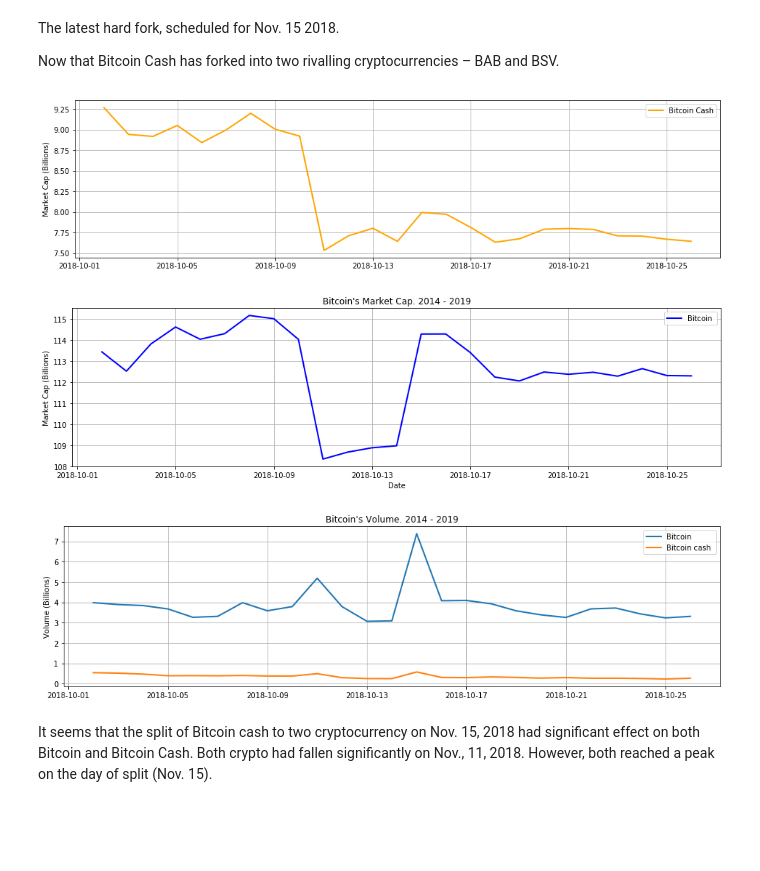
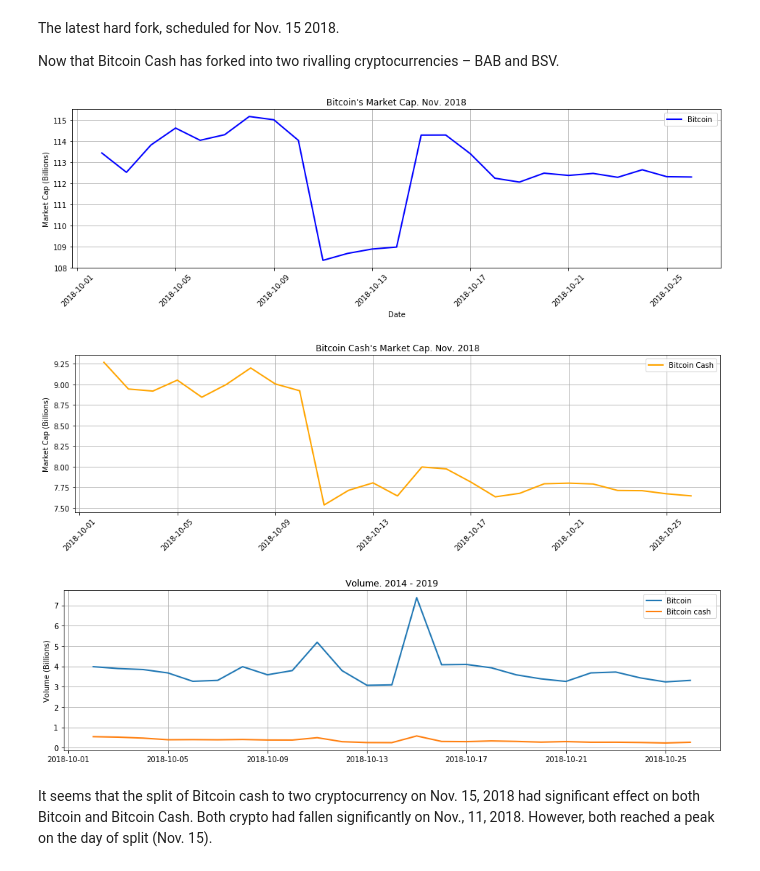
Before and after one commit to MohMaz/realtime-crypto-analysis, a Jupyter notebook: Bitcoin bitcoin cash EDA.ipynb, the cells around one changed output. Saved outputs shown, nothing was run; the diff lists cells and outputs as text; code cells hidden in the pictures; blank space fills up the shorter version.

```diff
--- a/Bitcoin bitcoin cash EDA.ipynb
+++ b/Bitcoin bitcoin cash EDA.ipynb
@@ -91,11 +88,5 @@ btc_history['dt'] = pd.to_datetime(btc_history['Date'])
 # %% [markdown]
 ### Plot Bitcoin Cash Market Cap
-# %%
-# date = datetime.datetime.strptime(d, "%b %d, %Y")
-bch_history = bitcoin_cash.read_history()
-bch_history['dt'] = pd.to_datetime(bch_history['Date'])
-bch_history['dt'] = bch_history['dt'].fillna(0.0)
-bch_history['Market Cap']=bch_history['Market Cap'].fillna(0.0)
 # %%
 x = bch_history['dt']
 y = bch_history['Market Cap'] /1e9
@@ -148,7 +139,7 @@ print(df_help[[ 'Date', 'High']])
 # %% [markdown]
 ### Plot Bitcoin and Bitcoin Chash Market Cap
 # %%
-
+plt.rcParams.update({'font.size': 10})
 plt.figure(figsize=(16,4))
 x = btc_history['dt']
 y = btc_history['Market Cap'] / 1e9
@@ -164,7 +155,7 @@ plt.legend()
 plt.xlabel('Date')
 #plt.xticks(np.arange(1900, 2020, 10.0))
 plt.ylabel('Market Cap (Billions)')
-plt.title("Bitcoin's Market Cap. 2014 - 2019")
+plt.title("Market Cap. 2014 - 2019")
 plt.grid(True)
 
 
@@ -180,7 +171,7 @@ y = bch_history['Volume'] /1e9
 plt.plot(x, y, linewidth=2,  label='Bitcoin cash ')
 
 plt.ylabel('Volume (Billions)')
-plt.title("Bitcoin's Volume. 2014 - 2019")
+plt.title("Volume. 2014 - 2019")
 plt.legend()
 plt.grid(True)
 # %% [output]
@@ -269,42 +263,47 @@ Now that Bitcoin Cash has forked into two rivalling cryptocurrencies – BAB and
 # %%
 start= "2018-10-01"
 end="2018-10-27"
 btc_ch_plt = bch_history[(bch_history['dt']> start)  &  (bch_history['dt']< end)]
 btc_plt = btc_history[(btc_history['dt']> start)  &  (btc_history['dt']< end)]
 
 plt.figure(figsize=(16,4))
-x = btc_ch_plt['dt']
-y = btc_ch_plt['Market Cap'] /1e9
-plt.plot(x, y, linewidth=2,  label='Bitcoin Cash', color='orange')
-plt.legend()
-plt.ylabel('Market Cap (Billions)')
-plt.grid(True)
-
-plt.figure(figsize=(16,4))
+plt.title("Bitcoin's Market Cap. Nov. 2018")
+plt.xticks( rotation=45)
 x = btc_plt['dt']
 y = btc_plt['Market Cap'] / 1e9
 plt.plot(x, y, linewidth=2,  label='Bitcoin ', color='blue')
 plt.legend()
 plt.xlabel('Date')
 plt.ylabel('Market Cap (Billions)')
-plt.title("Bitcoin's Market Cap. 2014 - 2019")
+#plt.title("Bitcoin's Market Cap. 2014 - 2019")
 plt.grid(True)
+
+plt.figure(figsize=(16,4))
+plt.title("Bitcoin Cash's Market Cap. Nov. 2018")
+x = btc_ch_plt['dt']
+y = btc_ch_plt['Market Cap'] /1e9
+plt.plot(x, y, linewidth=2,  label='Bitcoin Cash', color='orange')
+plt.xticks( rotation=45)
+plt.legend()
+plt.ylabel('Market Cap (Billions)')
+plt.grid(True)
+
 
 plt.figure(figsize=(16,4))
 x = btc_plt['dt']
 y = btc_plt['Volume'] / 1e9
 plt.plot(x, y, linewidth=2,  label='Bitcoin ')
 x = btc_ch_plt['dt']
 y = btc_ch_plt['Volume'] /1e9
 plt.plot(x, y, linewidth=2,  label='Bitcoin cash ')
 plt.ylabel('Volume (Billions)')
-plt.title("Bitcoin's Volume. 2014 - 2019")
+plt.title("Volume. 2014 - 2019")
 plt.legend()
 plt.grid(True)
 # %% [output]
-[figure, old version]
+[figure, new version]
-[figure, old version]
+[figure, new version]
-[figure, old version]
+[figure, new version]
 # %% [markdown]
 It seems that the split of Bitcoin cash to two cryptocurrency on Nov. 15, 2018 had significant effect on both Bitcoin and Bitcoin Cash.
 Both crypto  had fallen significantly on Nov., 11, 2018. However, both reached a peak on the day of split (Nov. 15).
```
Also changed, not shown: parts of 15 cells of this notebook, 1 other file.
